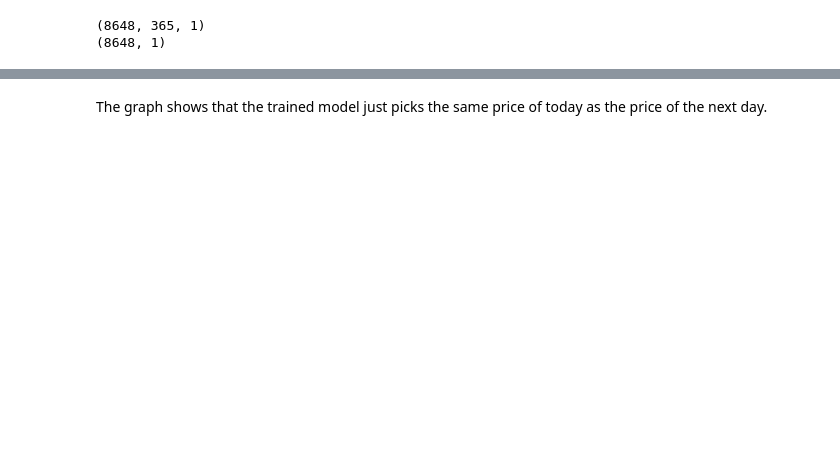
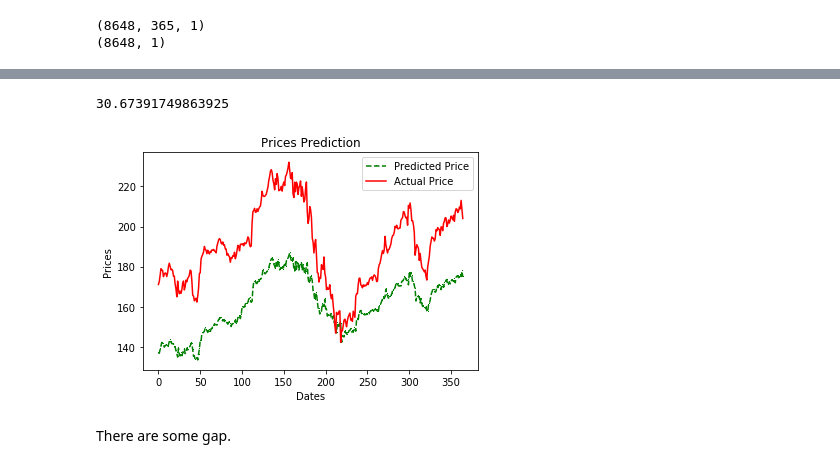
Before and after one commit to ho0-kim/hobby_trd, a Jupyter notebook: LSTM.ipynb, the cells around one changed output, grey strips where cells are left out. Cells and saved outputs as stored; diff of their text form; code cells hidden in the pictures; blank space fills up the shorter version.

```diff
--- a/LSTM.ipynb
+++ b/LSTM.ipynb
@@ -176,19 +177,31 @@ print('Symmetric mean absolute percentage error: %.3f' % error2)
+# %%
+test_y_or = []
+pred_y_or = []
+for i in range(len(scalers_test)):
+    test_y_or.append(scalers_test[i].inverse_transform(test_y)[i,0])
+    pred_y_or.append(scalers_test[i].inverse_transform(pred_y)[i,0])
+print(sqrt(mean_squared_error(test_y_or, pred_y_or)))
+# %% [output]
+30.67391749863925
 # %%
 #plt.figure(figsize=(12,7))
-%matplotlib qt
+#%matplotlib qt
 
 #plt.plot(data, 'green', color='blue', label='Training Data')
-plt.plot(test.index, predictions,
+plt.plot(pred_y_or,
          color='green',
          marker=',', #'o',
          linestyle='dashed',
          label='Predicted Price')
-plt.plot(test.index, test, color='red', label='Actual Price')
+plt.plot(test_y_or, color='red', label='Actual Price')
 plt.title('Prices Prediction')
 plt.xlabel('Dates')
 plt.ylabel('Prices')
 #plt.xticks(np.arange(0,1857, 300), stocks[0]['Date'][0:1857:300])
 #plt.xticks(np.arange(max0day+1,len(data), 300), stocks[0]['Date'][max0day+1:len(data):300])
 plt.legend()
+plt.show()
+# %% [output]
+[figure, added]
-# %% [markdown]
-The graph shows that the trained model just picks the same price of today as the price of the next day.
+# %% [markdown]
+There are some gap.
```
Also changed, not shown: parts of 4 cells of this notebook, 1 other file.
